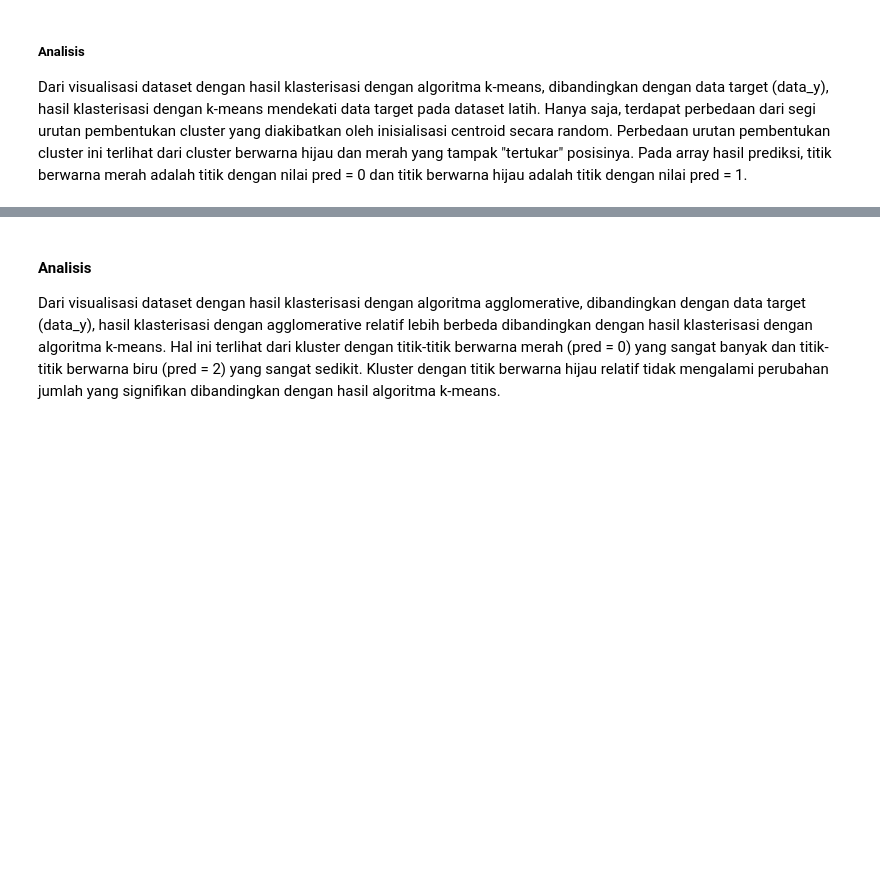
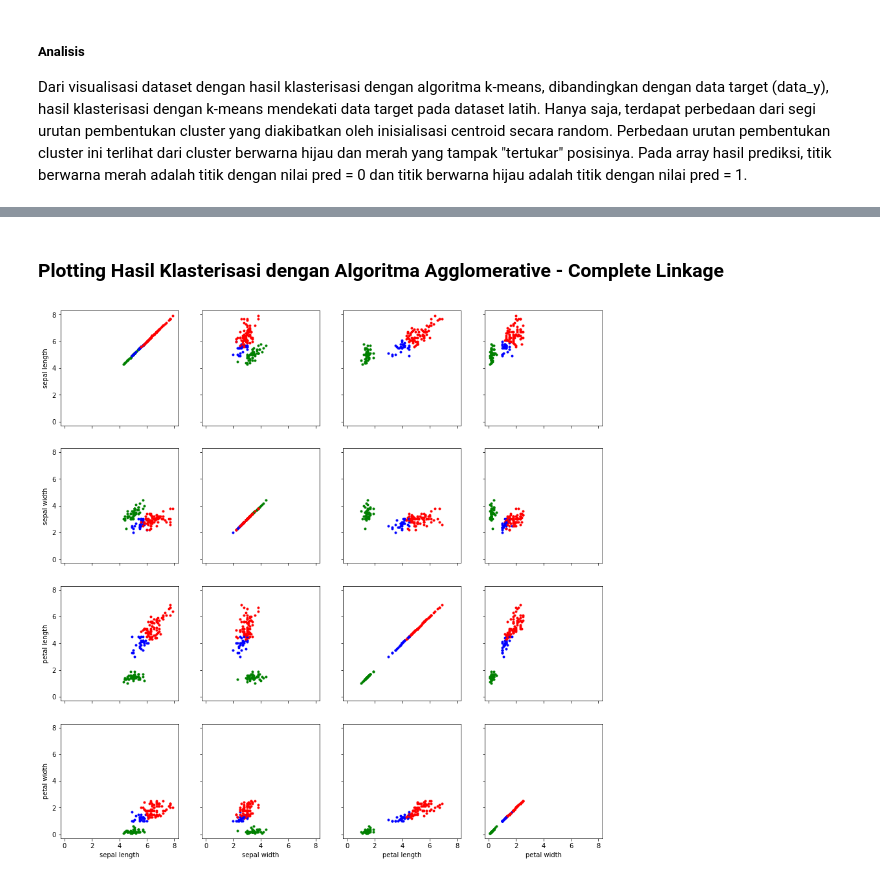
Before and after one commit to naufalzhafran/ClusteringML, a Jupyter notebook: Pengujian Clustering.ipynb, the cells around one changed output, grey strips where cells are left out. Saved outputs shown, nothing was run; the diff lists cells and outputs as text; code cells hidden in the pictures; blank space fills up the shorter version.

```diff
--- a/Pengujian Clustering.ipynb
+++ b/Pengujian Clustering.ipynb
@@ -105,0 +111,3 @@ Silhouette-Coefficient Score    :  0.5121107753649304
+# %%
+agglomerative_complete_pred = agglomerative_model.lables_
+agglomerative_complete_pred
@@ -189,3 +270,6 @@ Dari visualisasi dataset dengan hasil klasterisasi dengan algoritma agglomerativ
-# %% [markdown]
-#### Analisis
-Dari visualisasi dataset dengan hasil klasterisasi dengan algoritma agglomerative, dibandingkan dengan data target (data_y), hasil klasterisasi dengan agglomerative relatif lebih berbeda dibandingkan dengan hasil klasterisasi dengan algoritma k-means. Hal ini terlihat dari kluster dengan titik-titik berwarna merah (pred = 0) yang sangat banyak dan titik-titik berwarna biru (pred = 2) yang sangat sedikit. Kluster dengan titik berwarna hijau relatif tidak mengalami perubahan jumlah yang signifikan dibandingkan dengan hasil algoritma k-means.
+# %% [markdown]
+### Plotting Hasil Klasterisasi dengan Algoritma Agglomerative - Complete Linkage
+# %%
+show_plot(agglomerative_complete_pred)
+# %% [output]
+[figure, added]
```
Also changed, not shown: parts of 30 cells of this notebook, 1 other file.
